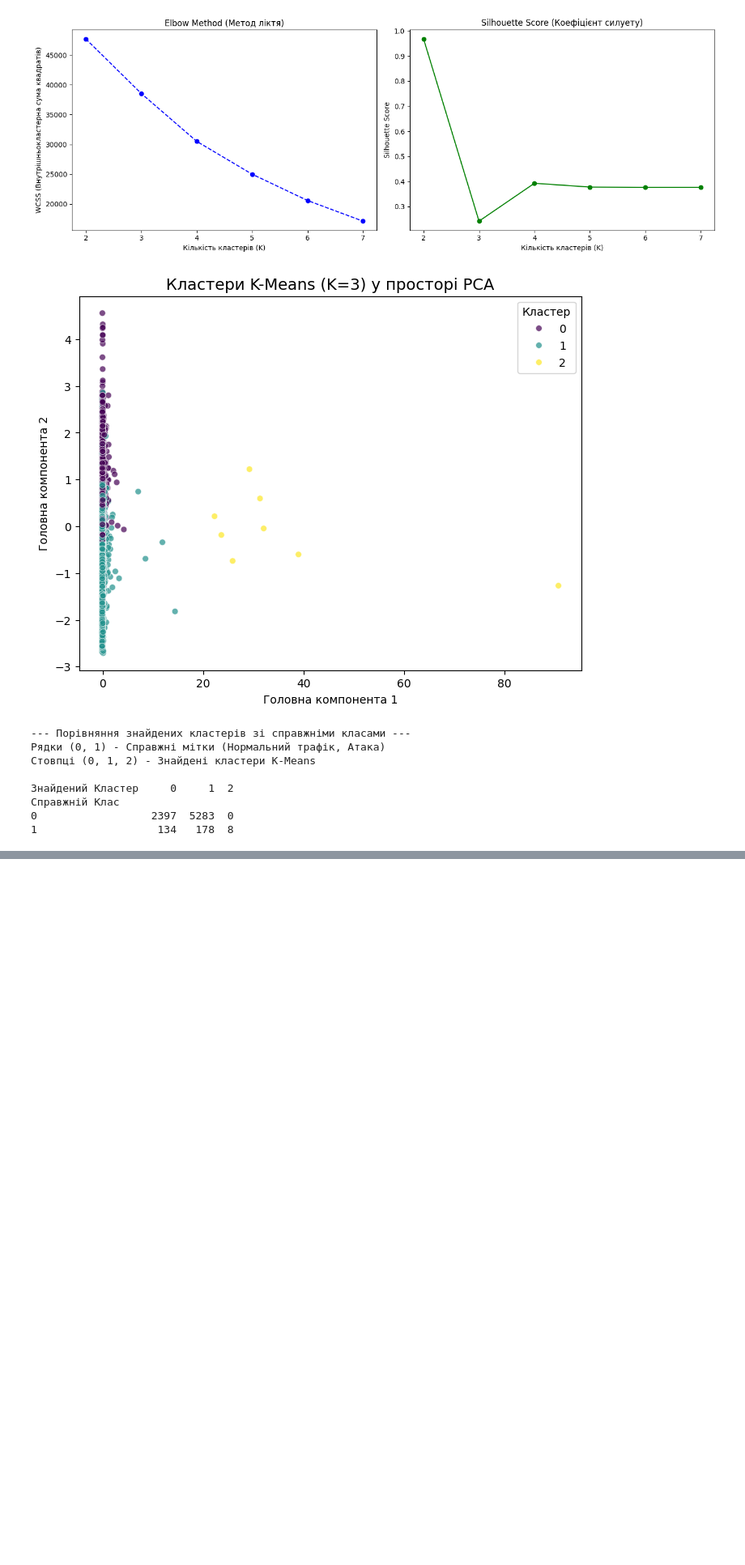
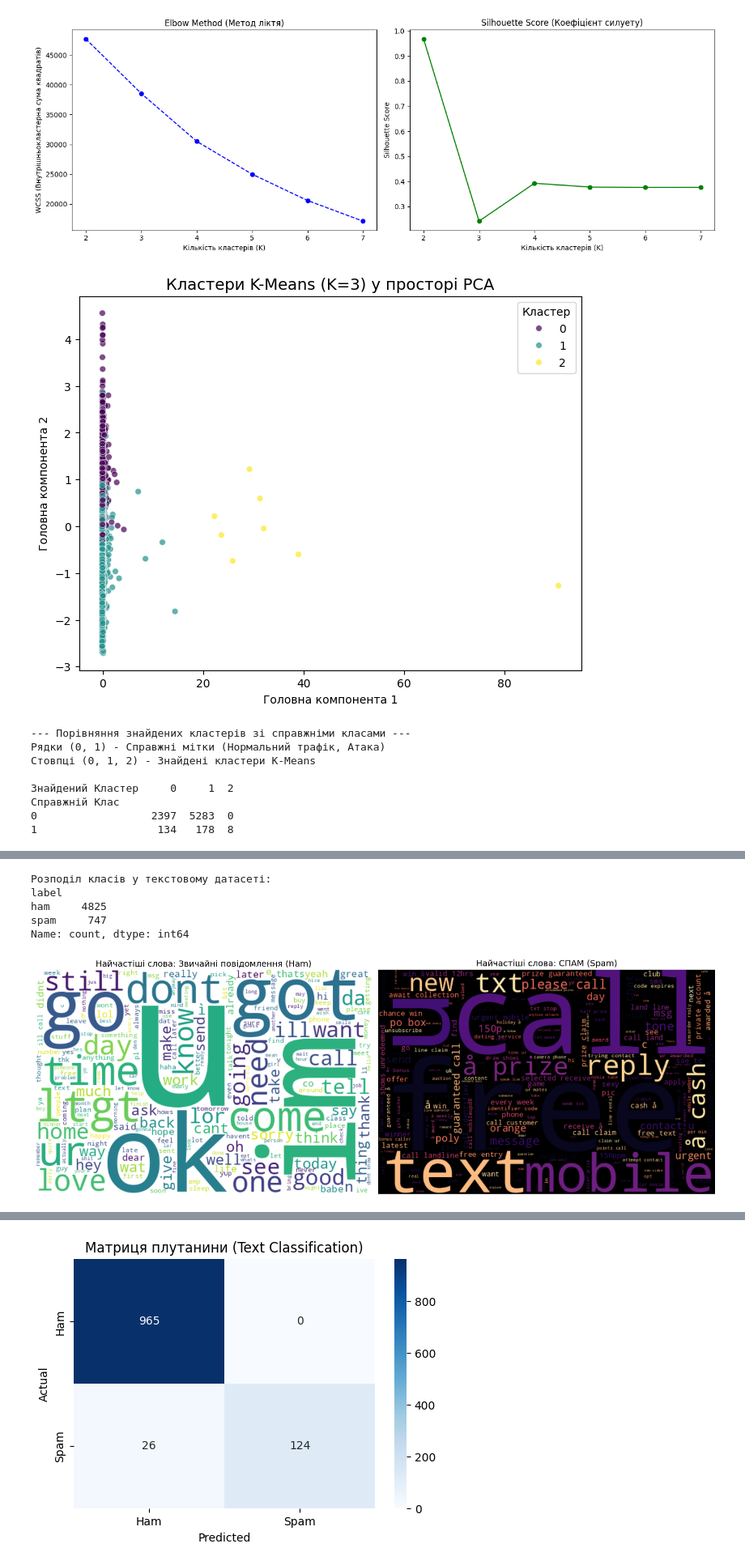
Before and after one commit to smir-nat/IAD-Practicals, a Jupyter notebook: lab2/lab_2_1.ipynb, the cells around one changed output, grey strips where cells are left out. Shown at 81% size. Drawn from its saved outputs; the diff is of its cells as text; code cells hidden in the pictures; blank space fills up the shorter version.

```diff
--- a/lab2/lab_2_1.ipynb
+++ b/lab2/lab_2_1.ipynb
@@ -162,0 +165,72 @@ print(crosstab_result)
+# %%
+import pandas as pd
+import string
+import matplotlib.pyplot as plt
+from wordcloud import WordCloud
+import nltk
+from nltk.corpus import stopwords
+from sklearn.model_selection import train_test_split
+from sklearn.feature_extraction.text import TfidfVectorizer
+from sklearn.naive_bayes import MultinomialNB
+from sklearn.metrics import classification_report, confusion_matrix
+import seaborn as sns
+
+nltk.download('stopwords')
+stop_words = set(stopwords.words('english'))
+
+url = 'https://raw.githubusercontent.com/mohitgupta-omg/Kaggle-SMS-Spam-Collection-Dataset-/master/spam.csv'
+df_text = pd.read_csv(url, encoding='latin-1')
+df_text = df_text[['v1', 'v2']]
+df_text.columns = ['label', 'text']
+
+print("Розподіл класів у текстовому датасеті:")
+print(df_text['label'].value_counts())
+
+def preprocess_text(text):
+    text = text.lower()
+    text = text.translate(str.maketrans('', '', string.punctuation))
+    words = text.split()
+    words = [w for w in words if w not in stop_words]
+    return ' '.join(words)
+
+df_text['clean_text'] = df_text['text'].apply(preprocess_text)
+
+spam_words = ' '.join(df_text[df_text['label'] == 'spam']['clean_text'])
+ham_words = ' '.join(df_text[df_text['label'] == 'ham']['clean_text'])
+
+fig, axes = plt.subplots(1, 2, figsize=(16, 6))
+
+wordcloud_ham = WordCloud(width=600, height=400, background_color='white', colormap='viridis').generate(ham_words)
+axes[0].imshow(wordcloud_ham, interpolation='bilinear')
+axes[0].set_title('Найчастіші слова: Звичайні повідомлення (Ham)', fontsize=14)
+axes[0].axis('off')
+
+wordcloud_spam = WordCloud(width=600, height=400, background_color='black', colormap='magma').generate(spam_words)
+axes[1].imshow(wordcloud_spam, interpolation='bilinear')
+axes[1].set_title('Найчастіші слова: СПАМ (Spam)', fontsize=14)
+axes[1].axis('off')
+
+plt.tight_layout()
+plt.show()
+
+X_train, X_test, y_train, y_test = train_test_split(df_text['clean_text'], df_text['label'], test_size=0.2, random_state=42)
+
+tfidf = TfidfVectorizer(max_features=3000)
+X_train_tfidf = tfidf.fit_transform(X_train)
+X_test_tfidf = tfidf.transform(X_test)
+
+model_nb = MultinomialNB()
+model_nb.fit(X_train_tfidf, y_train)
+y_pred = model_nb.predict(X_test_tfidf)
+
+print("\n--- Результати класифікації текстів (Multinomial Naive Bayes) ---")
+print(classification_report(y_test, y_pred))
+
+cm = confusion_matrix(y_test, y_pred)
+plt.figure(figsize=(6, 4))
+sns.heatmap(cm, annot=True, fmt='d', cmap='Blues', xticklabels=['Ham', 'Spam'], yticklabels=['Ham', 'Spam'])
+plt.title('Матриця плутанини (Text Classification)')
+plt.xlabel('Predicted')
+plt.ylabel('Actual')
+plt.show()
+# %% [output]
@@ -162,0 +239,6 @@ print(crosstab_result)
+Розподіл класів у текстовому датасеті:
+label
+ham     4825
+spam     747
+Name: count, dtype: int64
+[figure, added]
@@ -162,0 +254 @@ print(crosstab_result)
+[figure, added]
```
Also changed, not shown: parts of 2 cells of this notebook.
